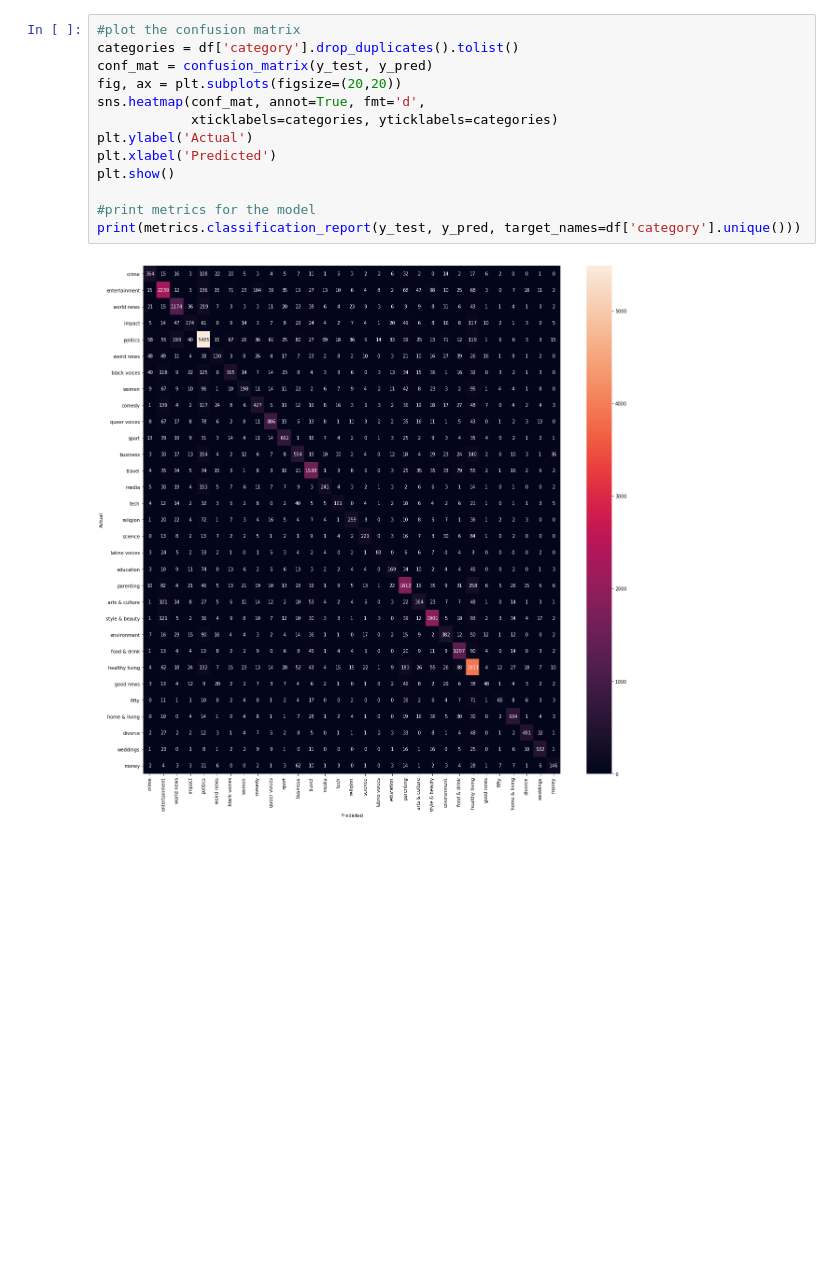
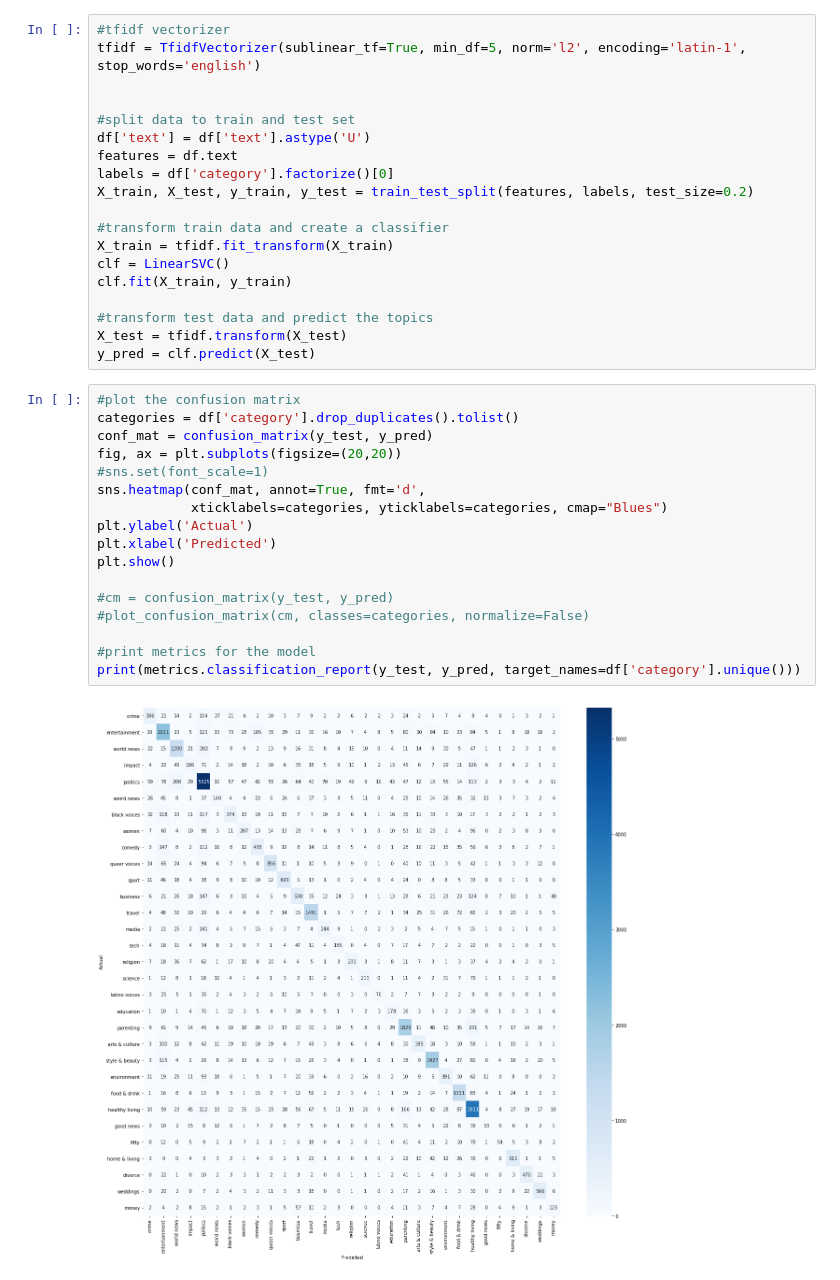
Before and after one commit to jernejjanez/ai-news-classification, a Jupyter notebook: tf-idf.ipynb, the cells around one changed output. Saved outputs shown, nothing was run; the diff lists cells and outputs as text; blank space fills up the shorter version.

Commit message:
changed confusion matrix, wordcloud images

```diff
--- a/tf-idf.ipynb
+++ b/tf-idf.ipynb
@@ -79,17 +74,40 @@ y_pred = clf.predict(X_test)
+# %%
+#tfidf vectorizer
+tfidf = TfidfVectorizer(sublinear_tf=True, min_df=5, norm='l2', encoding='latin-1', stop_words='english')
+
+
+#split data to train and test set
+df['text'] = df['text'].astype('U')
+features = df.text
+labels = df['category'].factorize()[0]
+X_train, X_test, y_train, y_test = train_test_split(features, labels, test_size=0.2)
+
+#transform train data and create a classifier
+X_train = tfidf.fit_transform(X_train)
+clf = LinearSVC()
+clf.fit(X_train, y_train)
+
+#transform test data and predict the topics
+X_test = tfidf.transform(X_test)
+y_pred = clf.predict(X_test)
 # %%
 #plot the confusion matrix
 categories = df['category'].drop_duplicates().tolist()
 conf_mat = confusion_matrix(y_test, y_pred)
 fig, ax = plt.subplots(figsize=(20,20))
+#sns.set(font_scale=1)
 sns.heatmap(conf_mat, annot=True, fmt='d',
-            xticklabels=categories, yticklabels=categories)
+            xticklabels=categories, yticklabels=categories, cmap="Blues")
 plt.ylabel('Actual')
 plt.xlabel('Predicted')
 plt.show()
 
+#cm = confusion_matrix(y_test, y_pred)
+#plot_confusion_matrix(cm, classes=categories, normalize=False)
+
 #print metrics for the model
 print(metrics.classification_report(y_test, y_pred, target_names=df['category'].unique()))
 # %% [output]
-[figure, old version]
+[figure, new version]
                 precision    recall  f1-score   support
 
```
Also changed, not shown: parts of 10 cells of this notebook, 35 other files.
